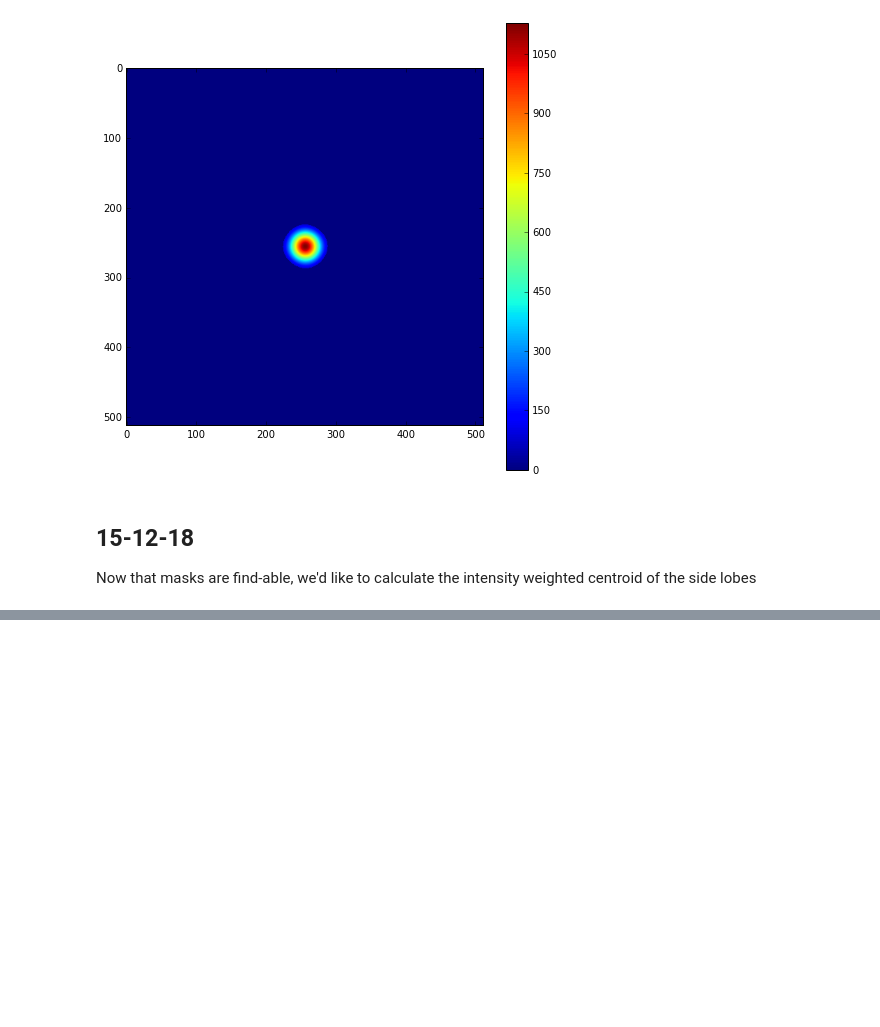
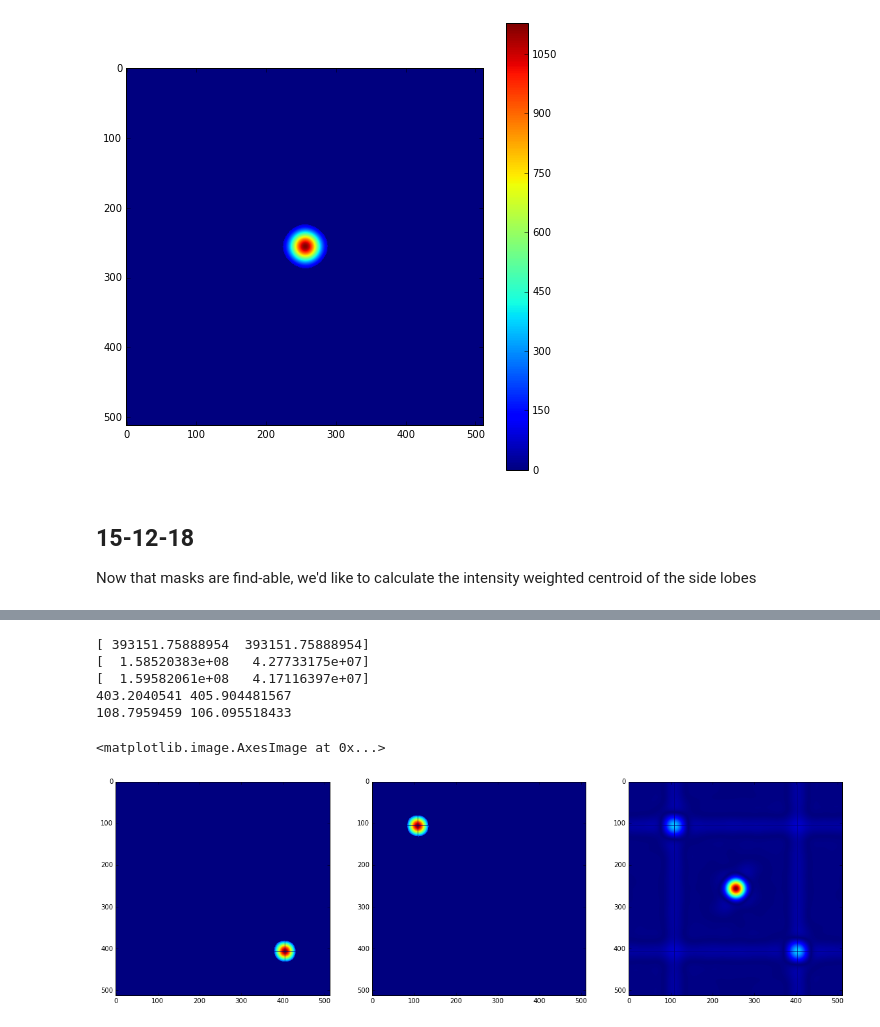
Before and after one commit to nsmidth/CPSLO-Speckle-Reduction, a Jupyter notebook: 15-12-11_centroids.ipynb, the cells around one changed output, grey strips where cells are left out. Drawn from its saved outputs; the diff is of its cells as text; code cells hidden in the pictures; blank space fills up the shorter version.

Commit message:
Successful finding of centroids in first test

```diff
--- a/15-12-11_centroids.ipynb
+++ b/15-12-11_centroids.ipynb
@@ -244,0 +289,47 @@ plt.imshow(mask_side[1])
+# %%
+# Print results of centroid finding
+print(M00)
+print(M10)
+print(M01)
+print(centroid[0,0], centroid[0,1])
+print(centroid[1,0], centroid[1,1])
+
+# Print original image with centroid locations overlayed
+autocorr_cen = np.array(autocorr)
+lobe_cen = np.array(lobe_side)
+
+# Put lines on X coordinates of centroids
+autocorr_cen[:,np.round(centroid[0,0]).astype(int)] = 0
+autocorr_cen[:,np.round(centroid[1,0]).astype(int)] = 0
+# Put lines on Y coordinates of centroids
+autocorr_cen[np.round(centroid[0,1]).astype(int),:] = 0
+autocorr_cen[np.round(centroid[1,1]).astype(int),:] = 0
+
+# Put lines on sidelobe 0
+lobe_cen[0,:,np.round(centroid[0,0]).astype(int)] = 0
+lobe_cen[0,np.round(centroid[0,1]).astype(int),:] = 0
+
+# Put lines on sidelobe 1
+lobe_cen[1,:,np.round(centroid[1,0]).astype(int)] = 0
+lobe_cen[1,np.round(centroid[1,1]).astype(int),:] = 0
+
+# Graph all centroid marked plots
+plt.figure(figsize=(20,8))
+
+plt.subplot(1,3,1)
+plt.imshow(lobe_cen[0])
+plt.title("Si")
+
+plt.subplot(1,3,2)
+plt.imshow(lobe_cen[1])
+
+plt.subplot(1,3,3)
+plt.imshow(autocorr_cen)
+# %% [output]
+[ 393151.75888954  393151.75888954]
+[  1.58520383e+08   4.27733175e+07]
+[  1.59582061e+08   4.17116397e+07]
+403.2040541 405.904481567
+108.7959459 106.095518433
+<matplotlib.image.AxesImage at 0x...>
+[figure, added]
```
Also changed, not shown: parts of 4 cells of this notebook.
